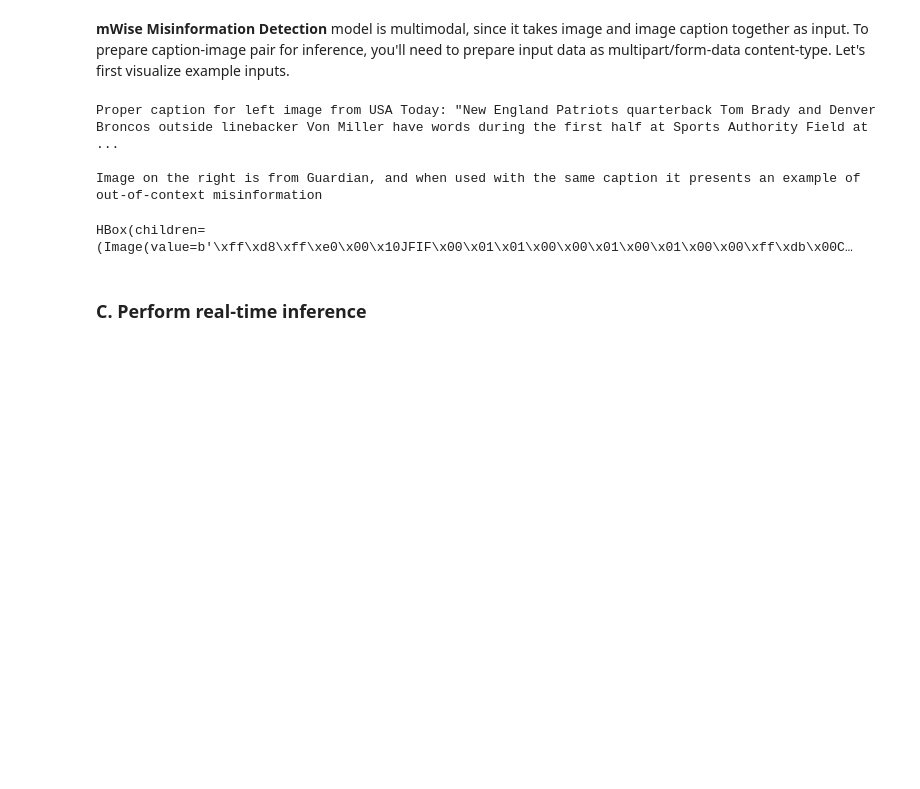
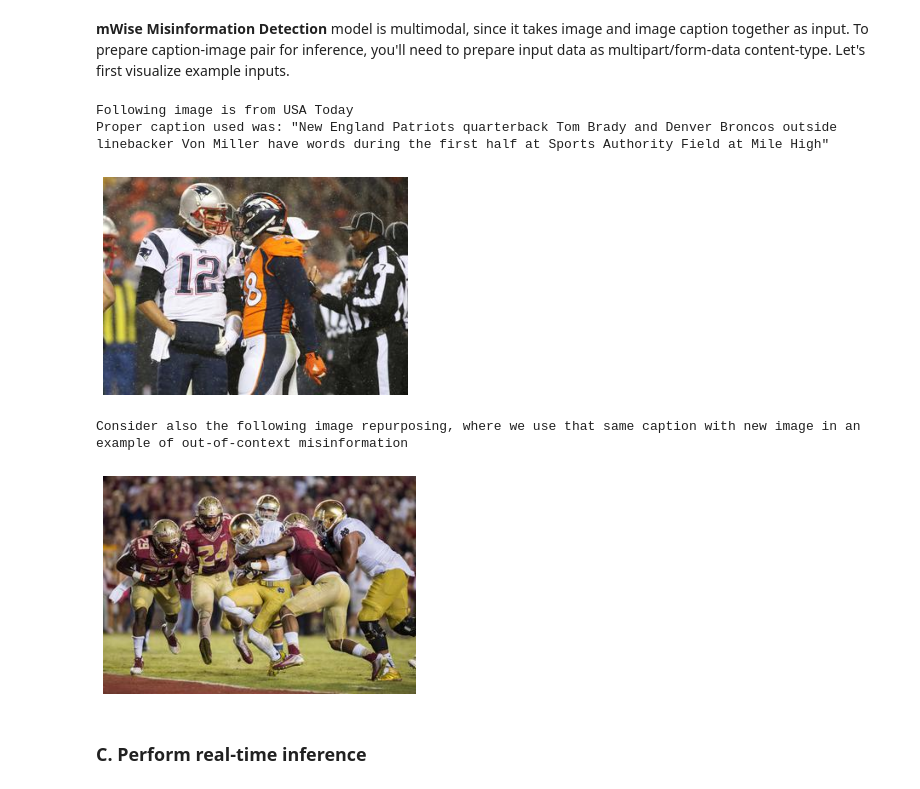
Before and after one commit to mwise-labs/ooc-misinformation-detection, a Jupyter notebook: mWise_Misinformation_Detection-Model.ipynb, the cells around one changed output. Saved outputs shown, nothing was run; the diff lists cells and outputs as text; code cells hidden in the pictures; blank space fills up the shorter version.

```diff
--- a/mWise_Misinformation_Detection-Model.ipynb
+++ b/mWise_Misinformation_Detection-Model.ipynb
@@ -93,24 +95,33 @@ Once endpoint has been created, you would be able to perform real-time inference
 ### B. Create input payload
 # %% [markdown]
 **mWise Misinformation Detection** model is multimodal, since it takes image and image caption together as input. To prepare caption-image pair for inference, you'll need to prepare input data as multipart/form-data content-type. Let's first visualize example inputs.
-# %%
-proper_image = widgets.Image(value=open('data/input/real-time/usa_today_proper_usage.jpeg', 'rb').read())
-ooc_image = widgets.Image(value=open('data/input/real-time/guardian_out_of_context_usage.jpeg', 'rb').read())
-box_layout = widgets.Layout(display='flex', justify_content="center")
-
-caption = open("data/input/real-time/caption.txt", "r").read().strip()
-
-print(f'Proper caption for left image from USA Today: "{caption}"\n')
-print("Image on the right is from Guardian, and when used with the same caption "
-      "it presents an example of out-of-context misinformation")
-
-hbox = HBox([proper_image, ooc_image], layout=box_layout)
-display(hbox)
-# %% [output]
-Proper caption for left image from USA Today: "New England Patriots quarterback Tom Brady and Denver Broncos outside linebacker Von Miller have words during the first half at Sports Authority Field at ...
-
-Image on the right is from Guardian, and when used with the same caption it presents an example of out-of-context misinformation
-HBox(children=(Image(value=b'\xff\xd8\xff\xe0\x00\x10JFIF\x00\x01\x01\x00\x00\x01\x00\x01\x00\x00\xff\xdb\x00C…
+# %%
+print("Following image is from USA Today")
+
+caption = open("data/input/real-time/caption.txt", "r").read().strip()
+print(f'Proper caption used was: "{caption}"\n')
+
+proper_image = open('data/input/real-time/usa_today_proper_usage.jpeg', 'rb').read()
+proper_image = Image.open(io.BytesIO(proper_image))
+
+plt.imshow(proper_image)
+plt.axis('off')
+plt.show()
+
+print("Consider also the following image repurposing, where we use that same caption with new image in an example of out-of-context misinformation")
+
+ooc_image = open('data/input/real-time/guardian_out_of_context_usage.jpeg', 'rb').read()
+ooc_image = Image.open(io.BytesIO(ooc_image))
+
+plt.imshow(ooc_image)
+plt.axis('off')
+plt.show()
+# %% [output]
+Following image is from USA Today
+Proper caption used was: "New England Patriots quarterback Tom Brady and Denver Broncos outside linebacker Von Miller have words during the first half at Sports Authority Field at Mile High"
+[figure, added]
+Consider also the following image repurposing, where we use that same caption with new image in an example of out-of-context misinformation
+[figure, added]
 # %%
 # load caption and image from data/input/real-time
 caption = open("data/input/real-time/caption.txt", "r").read().strip()
```
Also changed, not shown: parts of 2 cells of this notebook.
